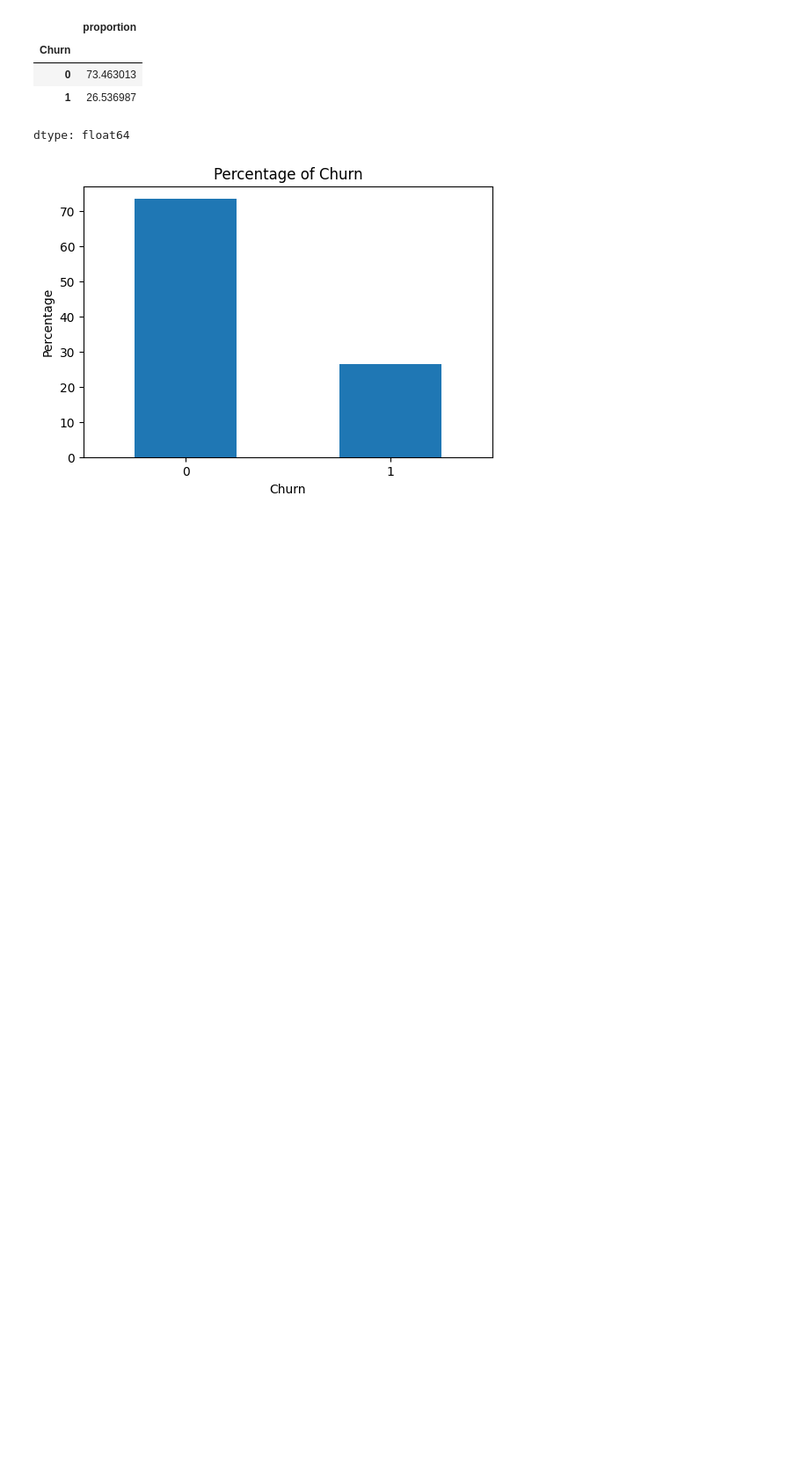
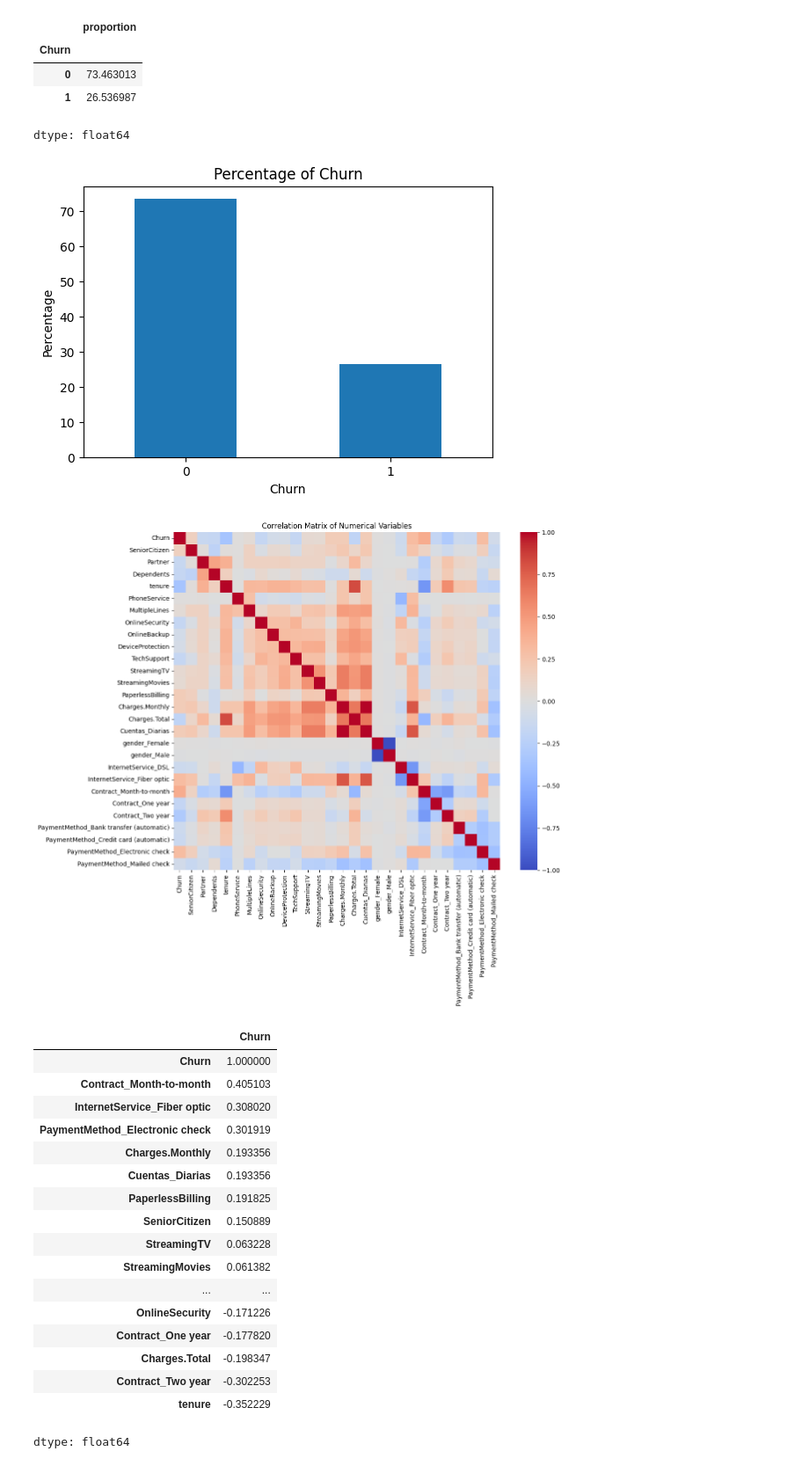
Before and after one commit to ADYGAMI/Challenge_TelecomX_LATAM---Parte-2, a Jupyter notebook: TelecomX_LATAM_Parte_2.ipynb, the cells around one changed output. Shown: that part at 88% size. Cells and saved outputs as stored; diff of their text form; code cells hidden in the pictures; blank space fills up the shorter version.

```diff
--- a/TelecomX_LATAM_Parte_2.ipynb
+++ b/TelecomX_LATAM_Parte_2.ipynb
@@ -77,3 +77,38 @@ plt.xticks(rotation=0)
 plt.show()
 # %% [output]
 [figure]
+# %%
+import seaborn as sns
+import matplotlib.pyplot as plt
+
+# Calculate the correlation matrix
+correlation_matrix = datos_codificados.corr()
+
+# Plot the heatmap
+plt.figure(figsize=(12, 10))
+sns.heatmap(correlation_matrix, annot=False, cmap='coolwarm', fmt=".2f")
+plt.title('Correlation Matrix of Numerical Variables')
+plt.show()
+
+# Display the correlation of each variable with 'Churn'
+display(correlation_matrix['Churn'].sort_values(ascending=False))
+# %% [output]
+[figure, added]
+|  | Churn |
+| Churn | 1.000000 |
+| Contract_Month-to-month | 0.405103 |
+| InternetService_Fiber optic | 0.308020 |
+| PaymentMethod_Electronic check | 0.301919 |
+| Charges.Monthly | 0.193356 |
+| Cuentas_Diarias | 0.193356 |
+| PaperlessBilling | 0.191825 |
+| SeniorCitizen | 0.150889 |
+| StreamingTV | 0.063228 |
+| StreamingMovies | 0.061382 |
+| ... | ... |
+| OnlineSecurity | -0.171226 |
+| Contract_One year | -0.177820 |
+| Charges.Total | -0.198347 |
+| Contract_Two year | -0.302253 |
+| tenure | -0.352229 |
+dtype: float64
```
Also changed, not shown: parts of 32 cells of this notebook.
